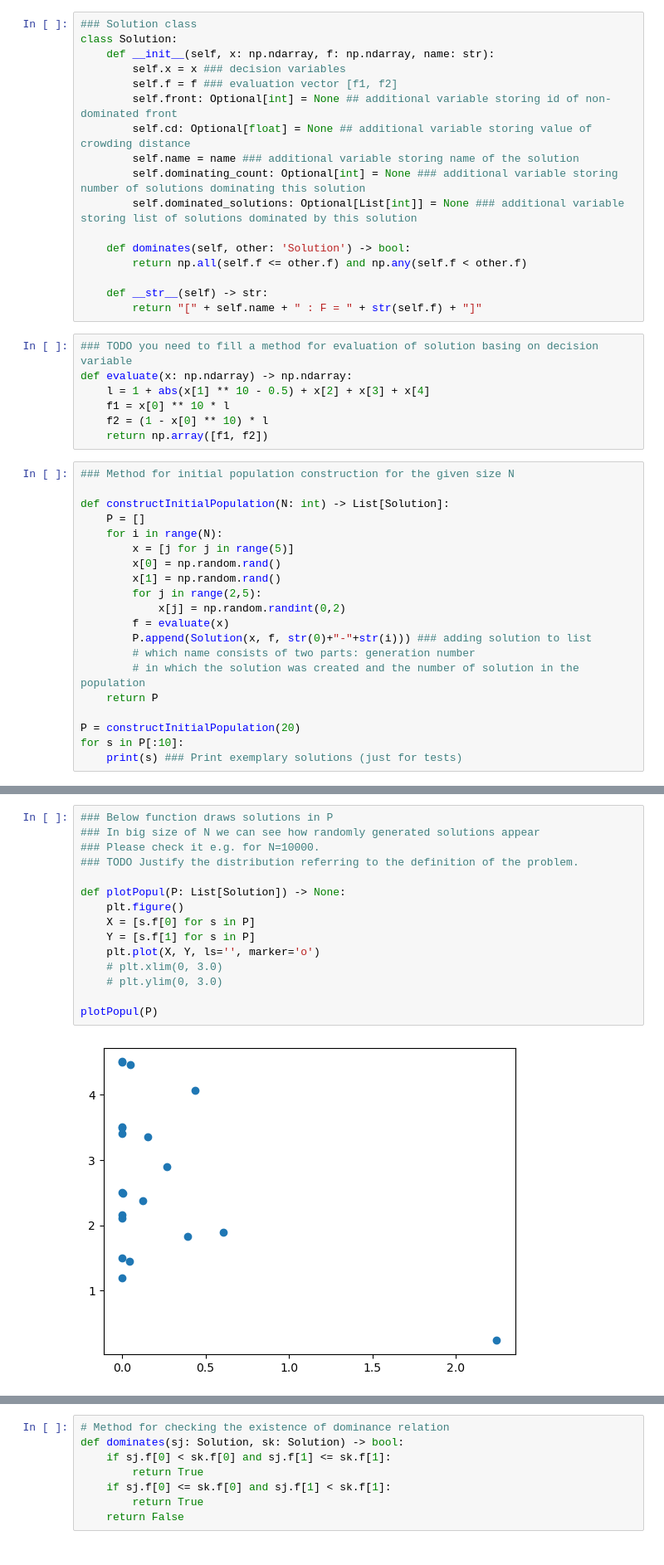
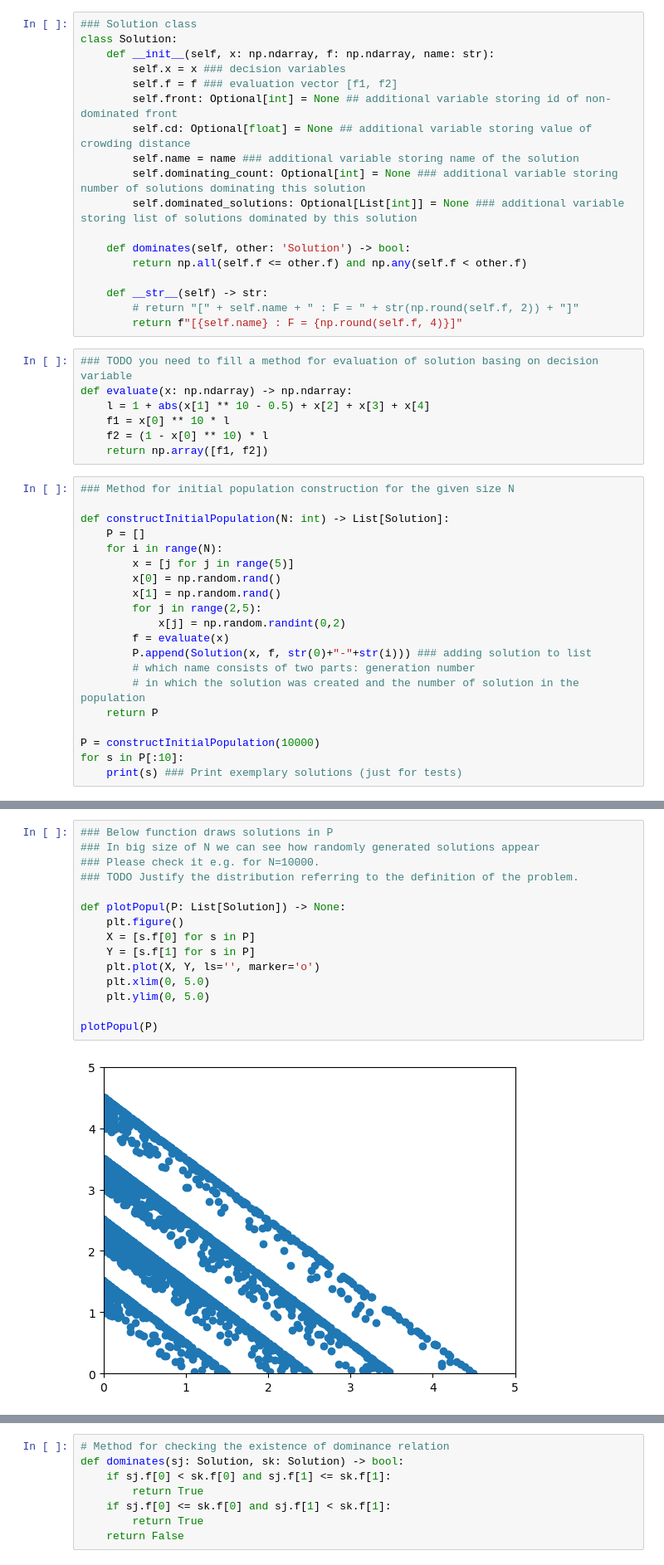
Before and after one commit to Pabloo22/da_project5, a Jupyter notebook: part2/Homework_NSGA-II.ipynb, the cells around one changed output, grey strips where cells are left out. Shown at 83% size. Drawn from its saved outputs; the diff is of its cells as text.

```diff
--- a/part2/Homework_NSGA-II.ipynb
+++ b/part2/Homework_NSGA-II.ipynb
@@ -23,7 +23,8 @@ class Solution:
         return np.all(self.f <= other.f) and np.any(self.f < other.f)
 
     def __str__(self) -> str:
-        return "[" + self.name + " : F = " + str(self.f) + "]"
+        # return "[" + self.name + " : F = " + str(np.round(self.f, 2)) + "]"
+        return f"[{self.name} : F = {np.round(self.f, 4)}]"
 # %%
 ### TODO you need to fill a method for evaluation of solution basing on decision variable
 def evaluate(x: np.ndarray) -> np.ndarray:
@@ -48,7 +49,7 @@ def constructInitialPopulation(N: int) -> List[Solution]:
         # in which the solution was created and the number of solution in the population
     return P
 
-P = constructInitialPopulation(20)
+P = constructInitialPopulation(10000)
 for s in P[:10]:
     print(s) ### Print exemplary solutions (just for tests)
 # %% [output]
@@ -65,17 +66,17 @@ for s in P[:10]:
 # %%
 ### Below function draws solutions in P
 ### In big size of N we can see how randomly generated solutions appear
 ### Please check it e.g. for N=10000.
 ### TODO Justify the distribution referring to the definition of the problem.
 
 def plotPopul(P: List[Solution]) -> None:
     plt.figure()
     X = [s.f[0] for s in P]
     Y = [s.f[1] for s in P]
     plt.plot(X, Y, ls='', marker='o')
-    # plt.xlim(0, 3.0)
-    # plt.ylim(0, 3.0)
+    plt.xlim(0, 5.0)
+    plt.ylim(0, 5.0)
 
 plotPopul(P)
 # %% [output]
-[figure, old version]
+[figure, new version]
```
Also changed, not shown: parts of 19 cells of this notebook, 1 other file.
